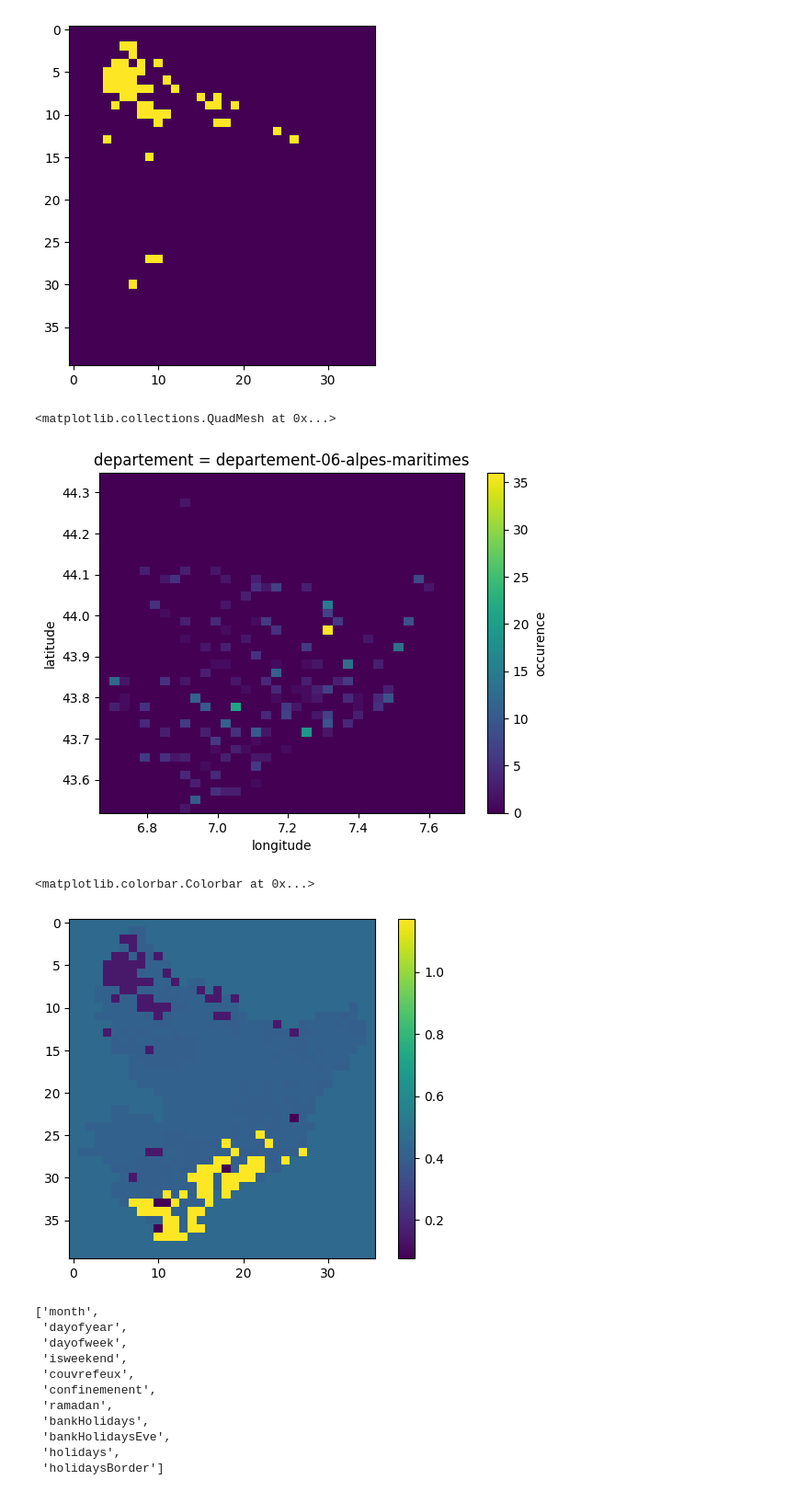
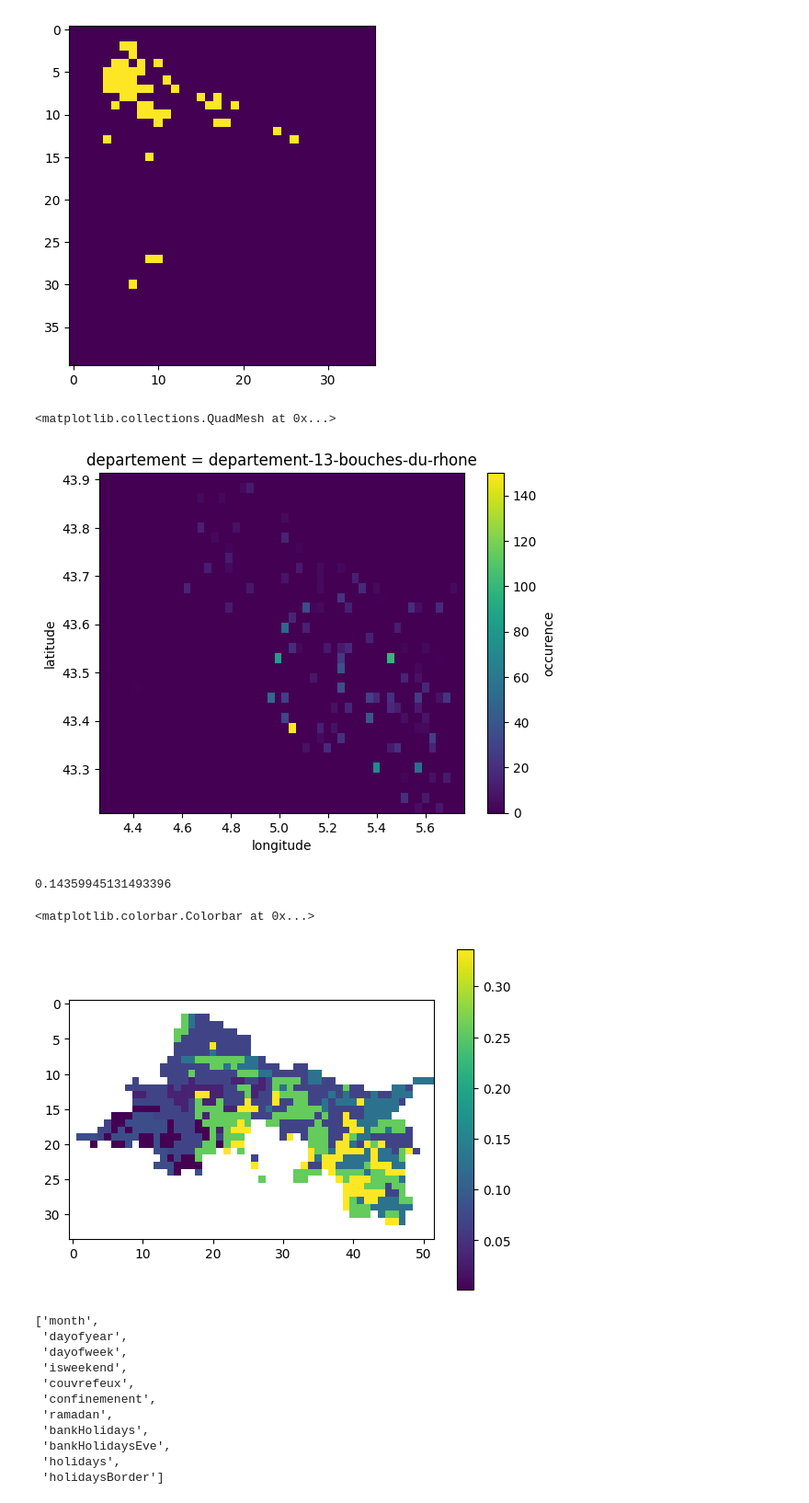
Before and after one commit to NicolasCaronPro/ST-GNN-for-wildifre-prediction, a Jupyter notebook: Prediction/GNN/check_encoder.ipynb, the cells around one changed output. Shown at 92% size. Drawn from its saved outputs; the diff is of its cells as text; code cells hidden in the pictures.

```diff
--- a/Prediction/GNN/check_encoder.ipynb
+++ b/Prediction/GNN/check_encoder.ipynb
@@ -7,7 +7,11 @@ from config import *
 from tools import *
 from features import *
 
-encoder = read_object('encoder_corine_occurence_AplesMaritimes06.pkl', Path('bdiff') / 'firepoint' / '2x2' / 'train' / 'Encoder')
-test_array = read_object('corine_landcover.pkl', Path('/media/caron/X9 Pro1/travaille/Thèse/csv/departement-06-alpes-maritimes/raster/2x2'))
-target = read_object('datacube_target_departement-06-alpes-maritimes_2_risk-size-watershed-degree-a4-r6-t0.3_node.pkl', Path('bdiff/firepoint/2x2/train/datacube'))
-values = read_object('corine_landcover.pkl', Path('/media/caron/X9 Pro1/travaille/Thèse/csv/departement-06-alpes-maritimes/raster/2x2/'))
+encoder = read_object('encoder_corine_occurence_normal.pkl', Path('bdiff') / 'firepoint' / '2x2' / 'train' / 'Encoder')
+#test_array = read_object('route_landcover.pkl', Path('/media/caron/X9 Pro1/travaille/Thèse/csv/departement-13-bouches-du-rhone/raster/2x2'))
+target = read_object('datacube_target_departement-13-bouches-du-rhone_departement_None_node.pkl', Path('bdiff/firepoint/2x2/train/datacube'))
+values = read_object('corine_landcover.pkl', Path('/media/caron/X9 Pro1/travaille/Thèse/csv/departement-13-bouches-du-rhone/raster/2x2/'))
+# %%
+datacube = read_object('datacube.pkl', Path('/media/caron/X9 Pro1/travaille/Thèse/csv/departement-13-bouches-du-rhone/raster/2x2'))
+# %%
+test_array = datacube['corine_landcover'].values[:, :, 0]
@@ -20,15 +32,18 @@ plt.imshow(values == 10)
 target['occurence'][0].sum(dim='date').plot()
 # %% [output]
 <matplotlib.collections.QuadMesh at 0x...>
-[figure, old version]
+[figure, new version]
 # %%
 encode_values = encoder.transform(test_array.reshape(-1, 1)).values
 encode_values = encode_values.reshape(test_array.shape)
+encode_values[np.isnan(test_array)] = np.nan
+print(np.nanmean(encode_values))
 plt.imshow(encode_values)
 plt.colorbar()
 # %% [output]
-<matplotlib.colorbar.Colorbar at 0x...>
+0.14359945131493396
+<matplotlib.colorbar.Colorbar at 0x...>
-[figure, old version]
+[figure, new version]
 # %%
 ['month', 'dayofyear', 'dayofweek', 'isweekend', 'couvrefeux', 'confinemenent',
 'ramadan', 'bankHolidays', 'bankHolidaysEve', 'holidays', 'holidaysBorder',]
```
Also changed, not shown: parts of 1 cell of this notebook, 18 other files.
